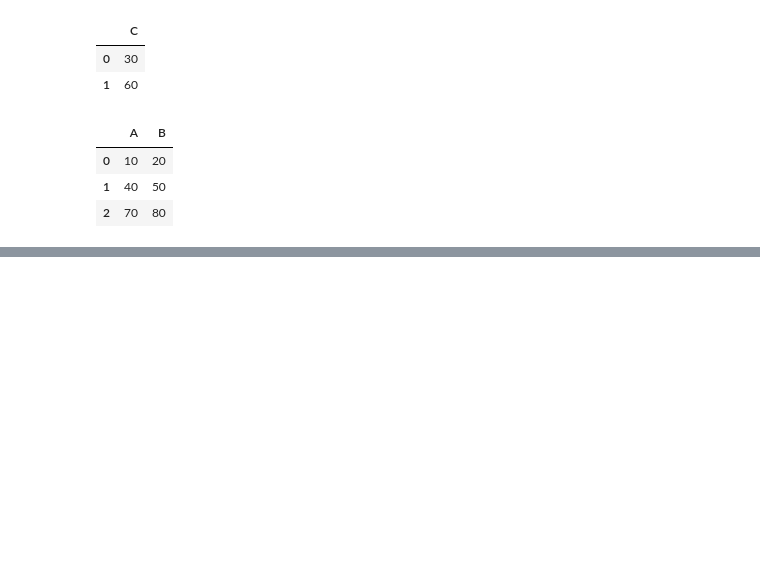
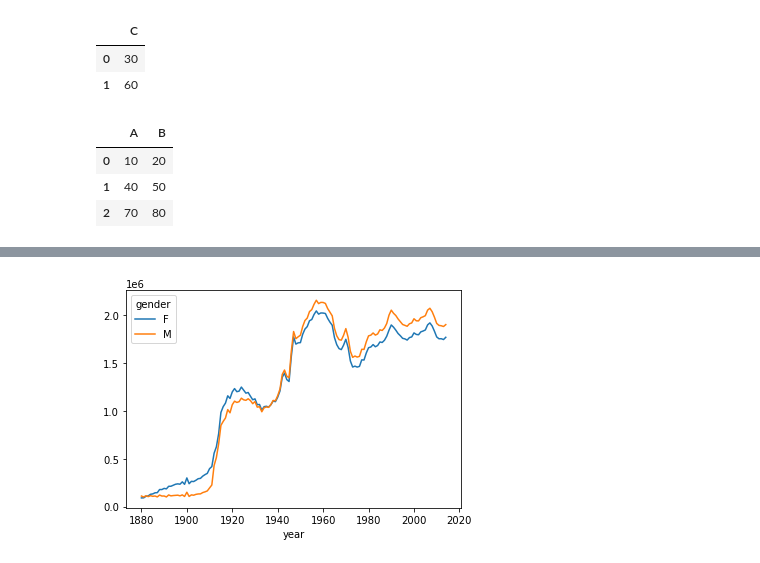
Before and after one commit to hyeopyi/Python_Study, a Jupyter notebook: 3.DataAnalysis/Note/00.데이터분석 Preview.ipynb, the cells around one changed output, grey strips where cells are left out. Cells and saved outputs as stored; diff of their text form; code cells hidden in the pictures; blank space fills up the shorter version.

```diff
--- a/3.DataAnalysis/Note/00.데이터분석 Preview.ipynb
+++ b/3.DataAnalysis/Note/00.데이터분석 Preview.ipynb
@@ -82,0 +297,3 @@ df.loc[:, ['A','B']]
+# %%
+names = pd.read_csv("../Data/Baby_Names_1880-2014.csv")
+names.head()
@@ -82,0 +349,5 @@ df.loc[:, ['A','B']]
+# %%
+# pivot을 이용하여 각 이름의 count를 년도별 합계로 그룹화 하여 집계하기
+
+total_birth = names.pivot_table('births', index='year', columns='gender', aggfunc=sum)
+total_birth
@@ -82,0 +369,5 @@ df.loc[:, ['A','B']]
+# %%
+total_birth.plot()
+plt.show()
+# %% [output]
+[figure, added]
```
Also changed, not shown: parts of 43 cells of this notebook, 6 other files.
